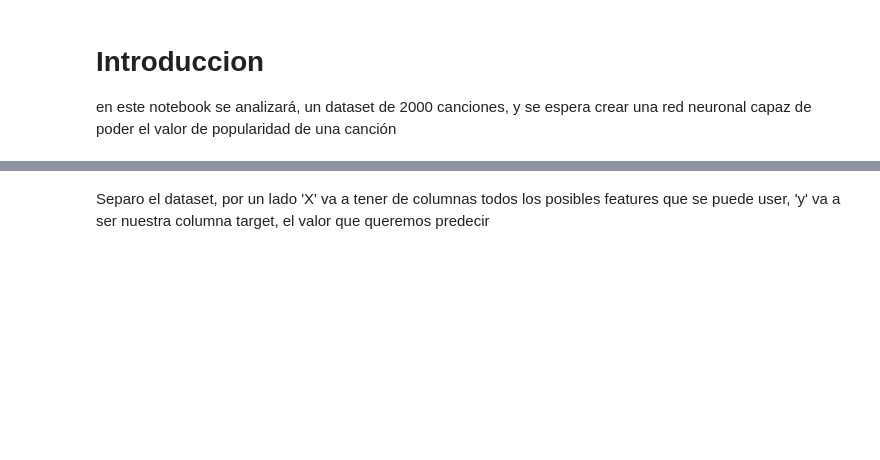
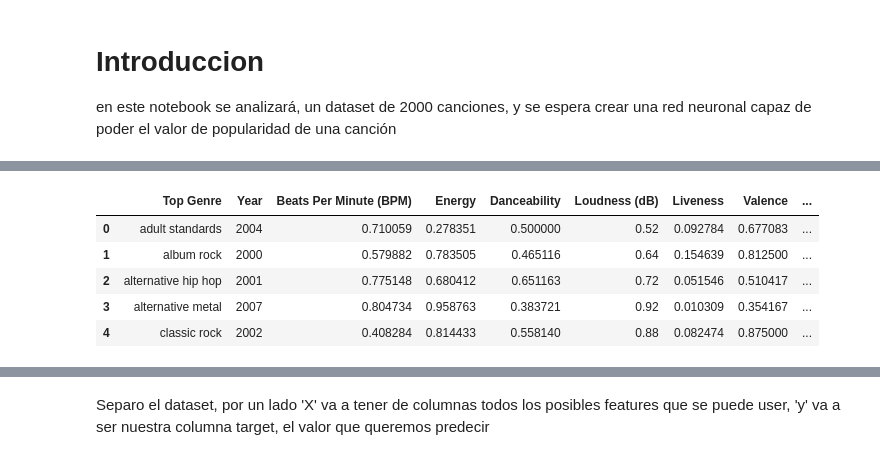
Before and after one commit to JuanOpizzi/IA-Spotify, a Jupyter notebook: Analisis_IA.ipynb, the cells around one changed output, grey strips where cells are left out. Cells and saved outputs as stored; diff of their text form; code cells hidden in the pictures; blank space fills up the shorter version.

```diff
--- a/Analisis_IA.ipynb
+++ b/Analisis_IA.ipynb
@@ -10,5 +15,9 @@ import keras
 # %%
-spotify = pd.read_csv('Spotify-2000.csv')
+spotify = pd.read_csv('Spotify-2000.csv',
+                      dtype={
+                          'Top Genre':'category',
+                          'Year':'category'},
+                     decimal=",")
 spotify.head()
 # %% [output]
 |  | Index | Title | Artist | Top Genre | Year | Beats Per Minute (BPM) | Energy | Danceability | ... |
@@ -19,0 +37,3 @@ spotify.head()
+# %%
+spotify_clean = spotify.drop(columns=['Index', 'Title', 'Artist'])
+spotify_clean.mean()
@@ -19,0 +54,5 @@ spotify.head()
+# %%
+numerics = ['int16', 'int32', 'int64', 'float16', 'float32', 'float64']
+
+columnas_numericas = spotify_clean.select_dtypes(include=numerics).columns.to_list()
+columnas_numericas
@@ -19,0 +70,10 @@ spotify.head()
+# %%
+spotify_clean[columnas_numericas] = (spotify_clean[columnas_numericas] - spotify_clean[columnas_numericas].min()) / (spotify_clean[columnas_numericas].max() - spotify_clean[columnas_numericas].min())
+spotify_clean.head()
+# %% [output]
+|  | Top Genre | Year | Beats Per Minute (BPM) | Energy | Danceability | Loudness (dB) | Liveness | Valence | ... |
+| 0 | adult standards | 2004 | 0.710059 | 0.278351 | 0.500000 | 0.52 | 0.092784 | 0.677083 | ... |
+| 1 | album rock | 2000 | 0.579882 | 0.783505 | 0.465116 | 0.64 | 0.154639 | 0.812500 | ... |
+| 2 | alternative hip hop | 2001 | 0.775148 | 0.680412 | 0.651163 | 0.72 | 0.051546 | 0.510417 | ... |
+| 3 | alternative metal | 2007 | 0.804734 | 0.958763 | 0.383721 | 0.92 | 0.010309 | 0.354167 | ... |
+| 4 | classic rock | 2002 | 0.408284 | 0.814433 | 0.558140 | 0.88 | 0.082474 | 0.875000 | ... |
```
Also changed, not shown: parts of 17 cells of this notebook.
